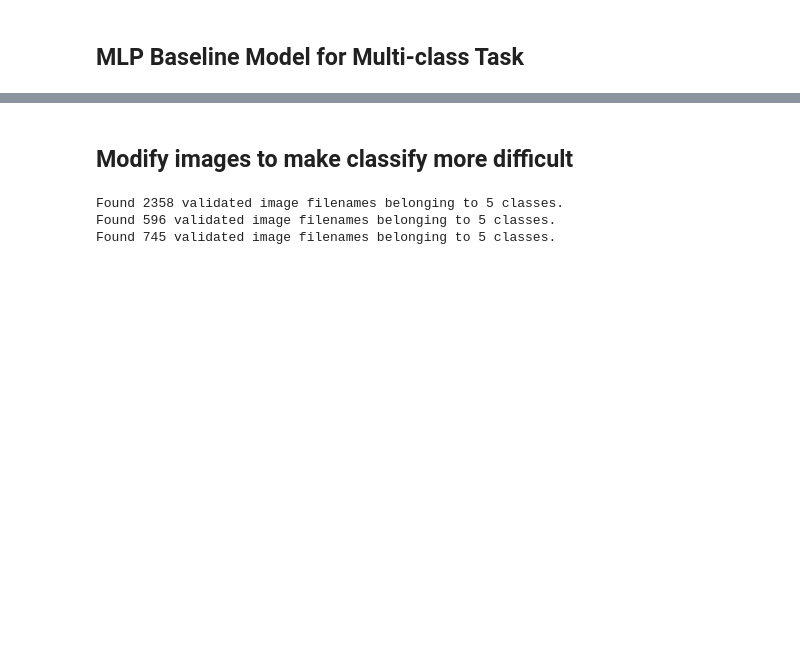
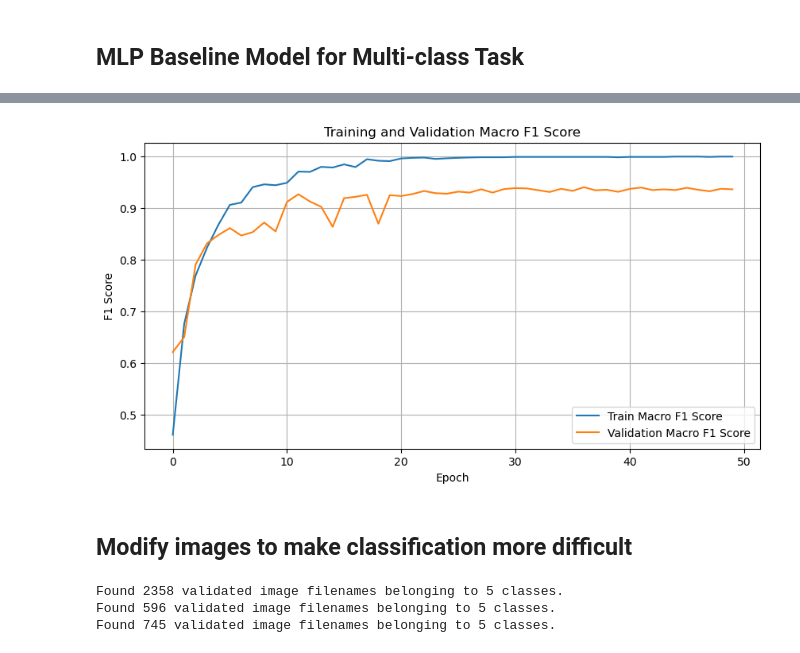
Before and after one commit to lettucend/CML_assignment2, a Jupyter notebook: A2/shapes.ipynb, the cells around one changed output, grey strips where cells are left out. Drawn from its saved outputs; the diff is of its cells as text; code cells hidden in the pictures; blank space fills up the shorter version.

```diff
--- a/A2/shapes.ipynb
+++ b/A2/shapes.ipynb
@@ -404,5 +492,19 @@ plot_training_history(history_baseline_categorical)
+# %%
+import matplotlib.pyplot as plt
+
+plt.figure(figsize=(10, 5))
+plt.plot(history_baseline_categorical.history['f1_score_macro'], label='Train Macro F1 Score')
+plt.plot(history_baseline_categorical.history['val_f1_score_macro'], label='Validation Macro F1 Score')
+plt.title('Training and Validation Macro F1 Score')
+plt.xlabel('Epoch')
+plt.ylabel('F1 Score')
+plt.legend()
+plt.grid(True)
+plt.show()
+# %% [output]
+[figure, added]
 # %% [markdown]
-## Modify images to make classify more difficult
+## Modify images to make classification more difficult
 # %%
 train_datagen = tf.keras.preprocessing.image.ImageDataGenerator(
     rescale=1./255,
```
Also changed, not shown: parts of 53 cells of this notebook.
